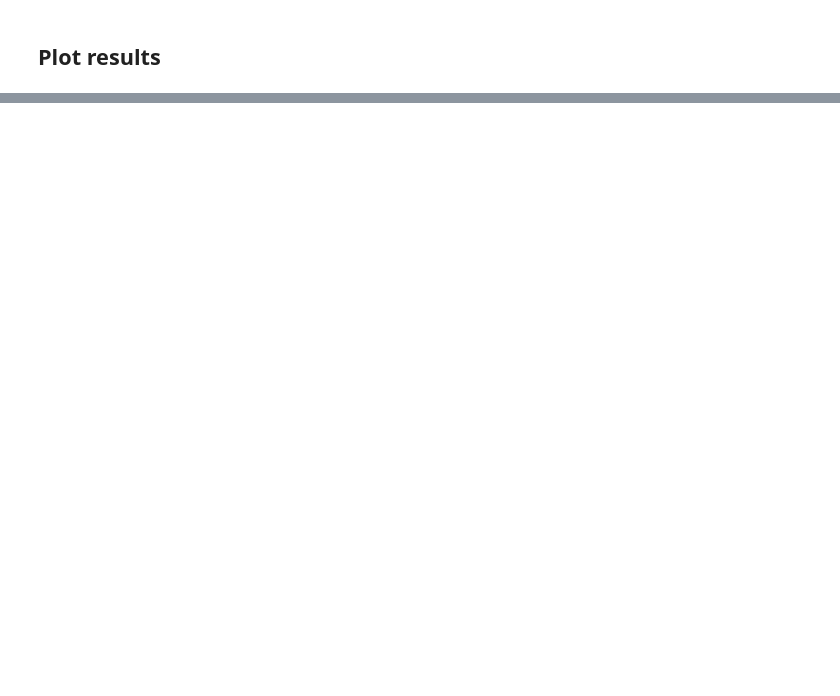
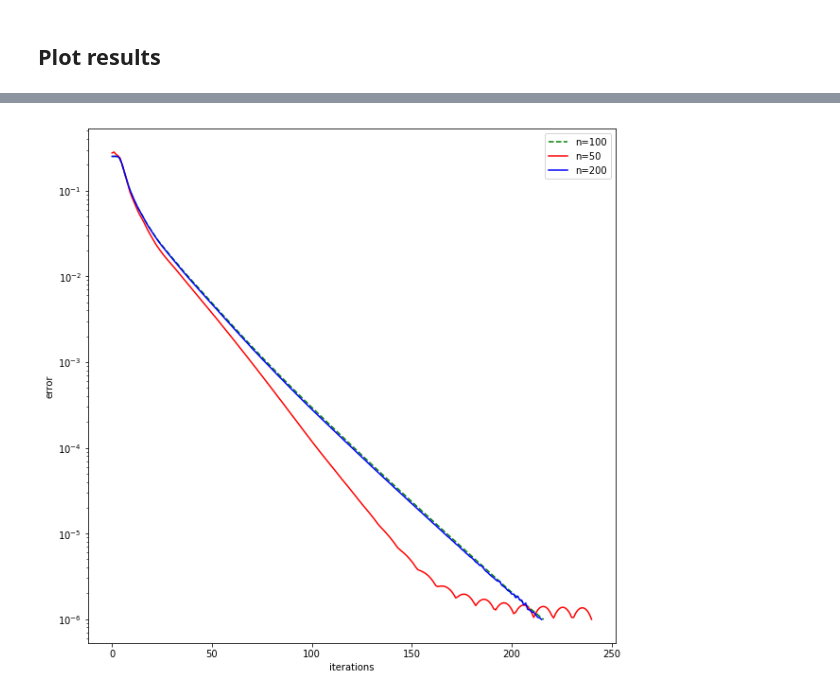
Before and after one commit to yohai/advection-diffusion, a Jupyter notebook: steady_plume.ipynb, the cells around one changed output, grey strips where cells are left out. Drawn from its saved outputs; the diff is of its cells as text; code cells hidden in the pictures; blank space fills up the shorter version.

```diff
--- a/steady_plume.ipynb
+++ b/steady_plume.ipynb
@@ -164,0 +183,14 @@ plt.show()
+# %%
+%matplotlib inline
+import matplotlib
+import matplotlib.pyplot as plt
+fig, ax= plt.subplots(figsize=(10,10))
+ax.semilogy(res[-1][-1],'g--',label='n=100')
+ax.semilogy(res[0][-1],'r',label='n=50')
+ax.semilogy(res[-2][-1],'b',label='n=200')
+plt.legend()
+ax.set_xlabel('iterations')
+ax.set_ylabel('error')
+plt.show()
+# %% [output]
+[figure, added]
```
Also changed, not shown: parts of 4 cells of this notebook.
